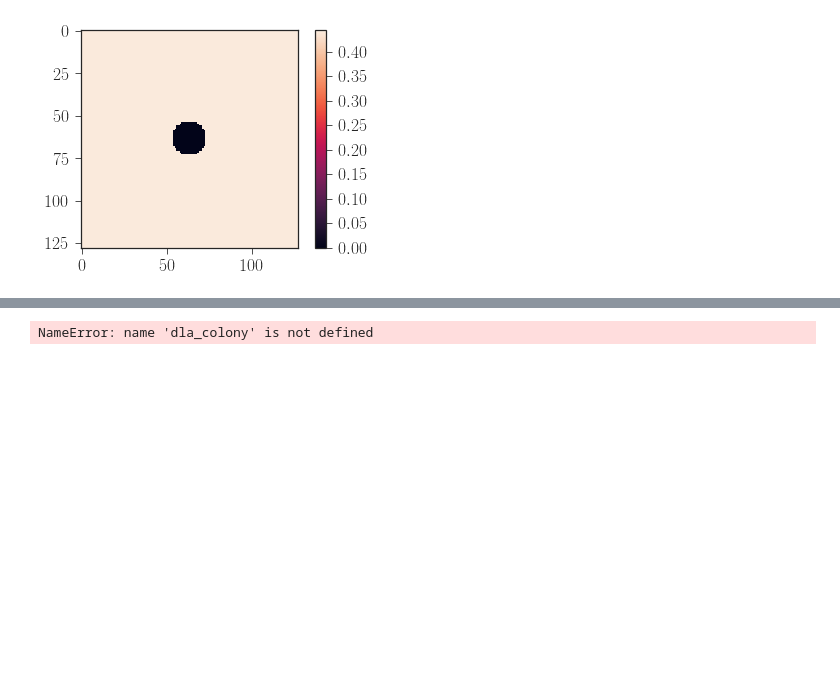
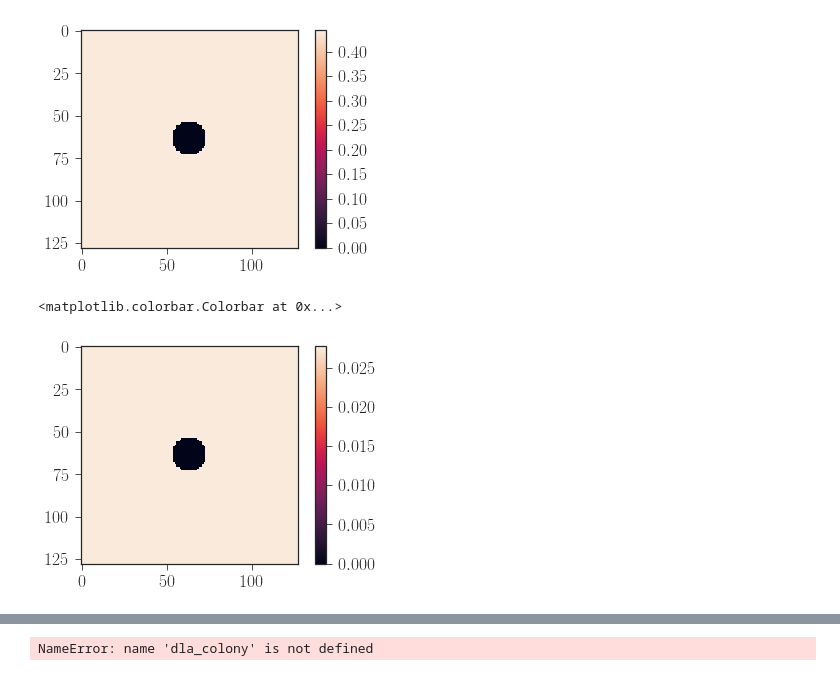
Before and after one commit to btweinstein/LB_colony_growth, a Jupyter notebook: 2018_04_23_mako_opencl_2d.ipynb, the cells around one changed output, grey strips where cells are left out. Saved outputs shown, nothing was run; the diff lists cells and outputs as text; code cells hidden in the pictures; blank space fills up the shorter version.

```diff
--- a/2018_04_23_mako_opencl_2d.ipynb
+++ b/2018_04_23_mako_opencl_2d.ipynb
@@ -157,6 +157,9 @@ plt.colorbar()
 <matplotlib.colorbar.Colorbar at 0x...>
 [figure]
 # %%
-# plt.imshow(dla_colony.f.get()[:, :, 8], interpolation='None')
-# plt.colorbar()
+plt.imshow(dla_colony.f.get()[:, :, 8], interpolation='None')
+plt.colorbar()
+# %% [output]
+<matplotlib.colorbar.Colorbar at 0x...>
+[figure, added]
 # %%
```
Also changed, not shown: parts of 3 cells of this notebook, 1 other file.
